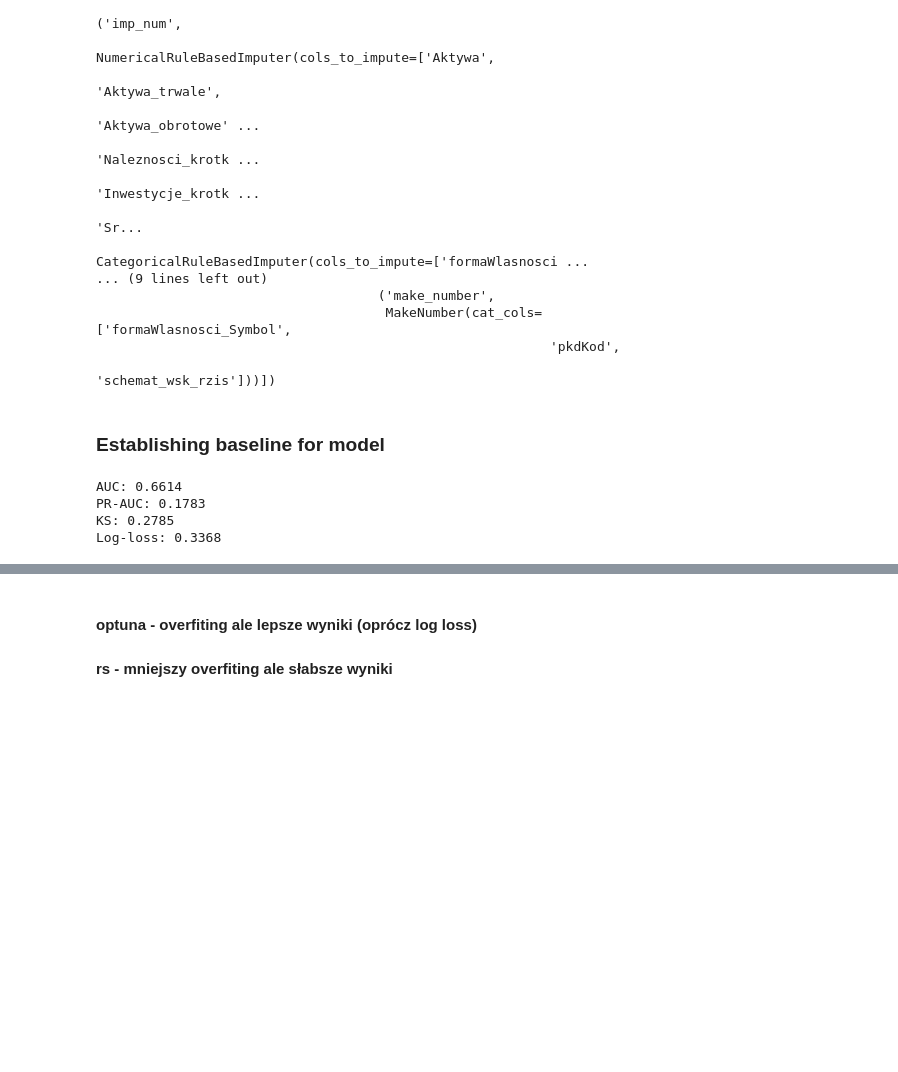
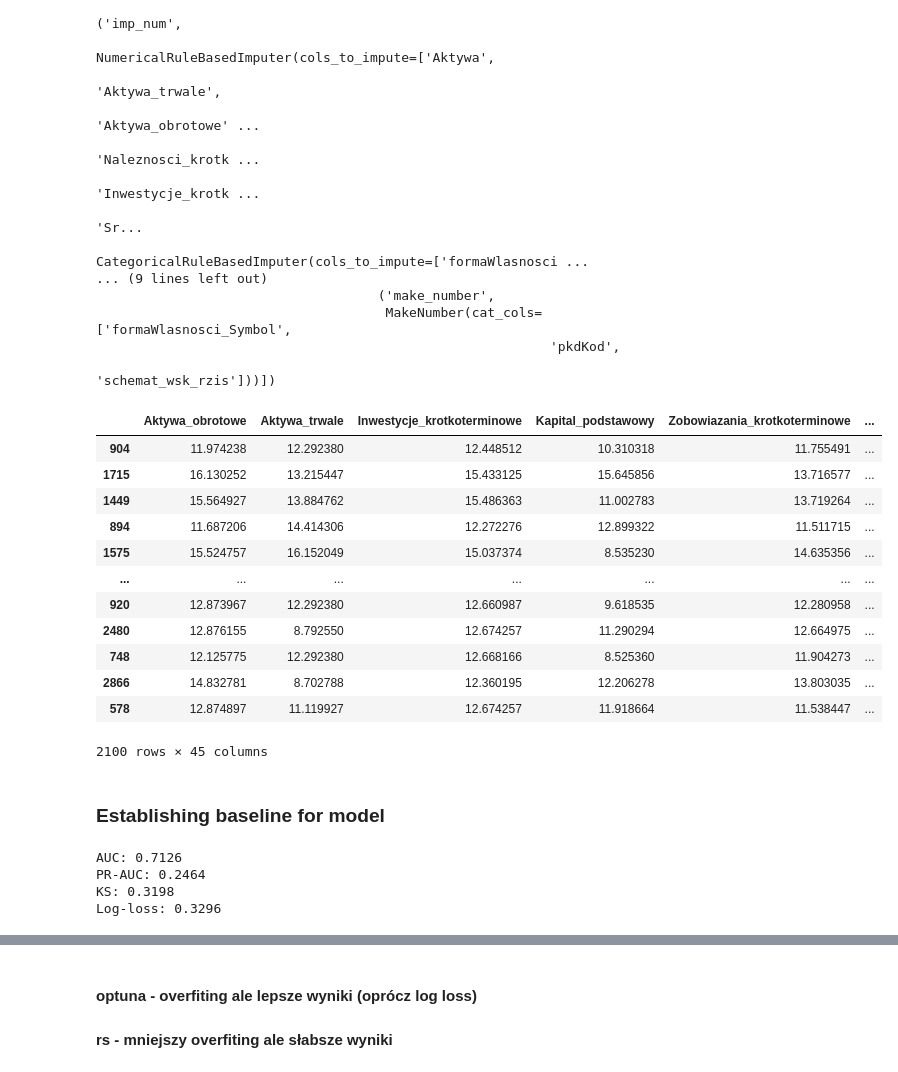
Before and after one commit to Karol315/Interpretability_of_machine_learning_project, a Jupyter notebook: BlackBox.ipynb, the cells around one changed output, grey strips where cells are left out. Drawn from its saved outputs; the diff is of its cells as text; code cells hidden in the pictures; blank space fills up the shorter version.

```diff
--- a/BlackBox.ipynb
+++ b/BlackBox.ipynb
@@ -15,7 +15,7 @@ from sklearn.metrics import roc_auc_score, average_precision_score, log_loss, ac
 # %%
 DATA_PATH = "zbiór_8.csv"
 RANDOM_SEED = 1
-CORR_THRESHOLD = 0.8
+CORR_THRESHOLD = 0.77 #przełożenie na liczbę kolumn w modelu: 0.8 -50, 0,7 - 38, 0.75 - 38, 0,77 -45
 # %%
 df = pd.read_csv(DATA_PATH)
 
@@ -389,7 +389,7 @@ num_pipeline = ColumnNamePreservingPipeline([
 cat_pipeline = ColumnNamePreservingPipeline([
     ("drop_cat", UnimportantDropper()),
     ("imp_cat", CategoricalRuleBasedImputer(cols_to_impute=["formaWlasnosci_Symbol"]))
-    #,("group", RareCategoryGrouper()) #zakomentować - wtedy nie będzie grupowania
+    ,("group", RareCategoryGrouper()) #zakomentować - wtedy nie będzie grupowania
 ])
 
 preprocess = ColumnNamePreservingCT([
@@ -425,9 +425,25 @@ ColumnNamePreservingPipeline(steps=[('preprocess',
 # %%
 #pipeline.fit(X_train, y_train)
 
 X_train_t = pipeline.fit_transform(X_train)
 X_val_t = pipeline.transform(X_val)
 X_test_t = pipeline.transform(X_test)
+
+X_train_t
+# %% [output]
+|  | Aktywa_obrotowe | Aktywa_trwale | Inwestycje_krotkoterminowe | Kapital_podstawowy | Zobowiazania_krotkoterminowe | ... |
+| 904 | 11.974238 | 12.292380 | 12.448512 | 10.310318 | 11.755491 | ... |
+| 1715 | 16.130252 | 13.215447 | 15.433125 | 15.645856 | 13.716577 | ... |
+| 1449 | 15.564927 | 13.884762 | 15.486363 | 11.002783 | 13.719264 | ... |
+| 894 | 11.687206 | 14.414306 | 12.272276 | 12.899322 | 11.511715 | ... |
+| 1575 | 15.524757 | 16.152049 | 15.037374 | 8.535230 | 14.635356 | ... |
+| ... | ... | ... | ... | ... | ... | ... |
+| 920 | 12.873967 | 12.292380 | 12.660987 | 9.618535 | 12.280958 | ... |
+| 2480 | 12.876155 | 8.792550 | 12.674257 | 11.290294 | 12.664975 | ... |
+| 748 | 12.125775 | 12.292380 | 12.668166 | 8.525360 | 11.904273 | ... |
+| 2866 | 14.832781 | 8.702788 | 12.360195 | 12.206278 | 13.803035 | ... |
+| 578 | 12.874897 | 11.119927 | 12.674257 | 11.918664 | 11.538447 | ... |
+2100 rows × 45 columns
 # %%
 y_train_t = y_train
 y_val_t = y_val
@@ -466,10 +482,10 @@ print(f"PR-AUC: {pr_auc:.4f}")
 print(f"KS: {ks:.4f}")
 print(f"Log-loss: {ll:.4f}")
 # %% [output]
-AUC: 0.6614
-PR-AUC: 0.1783
-KS: 0.2785
-Log-loss: 0.3368
+AUC: 0.7126
+PR-AUC: 0.2464
+KS: 0.3198
+Log-loss: 0.3296
 # %%
 # Trwa ze dwie minuty
 
```
Also changed, not shown: parts of 6 cells of this notebook.
